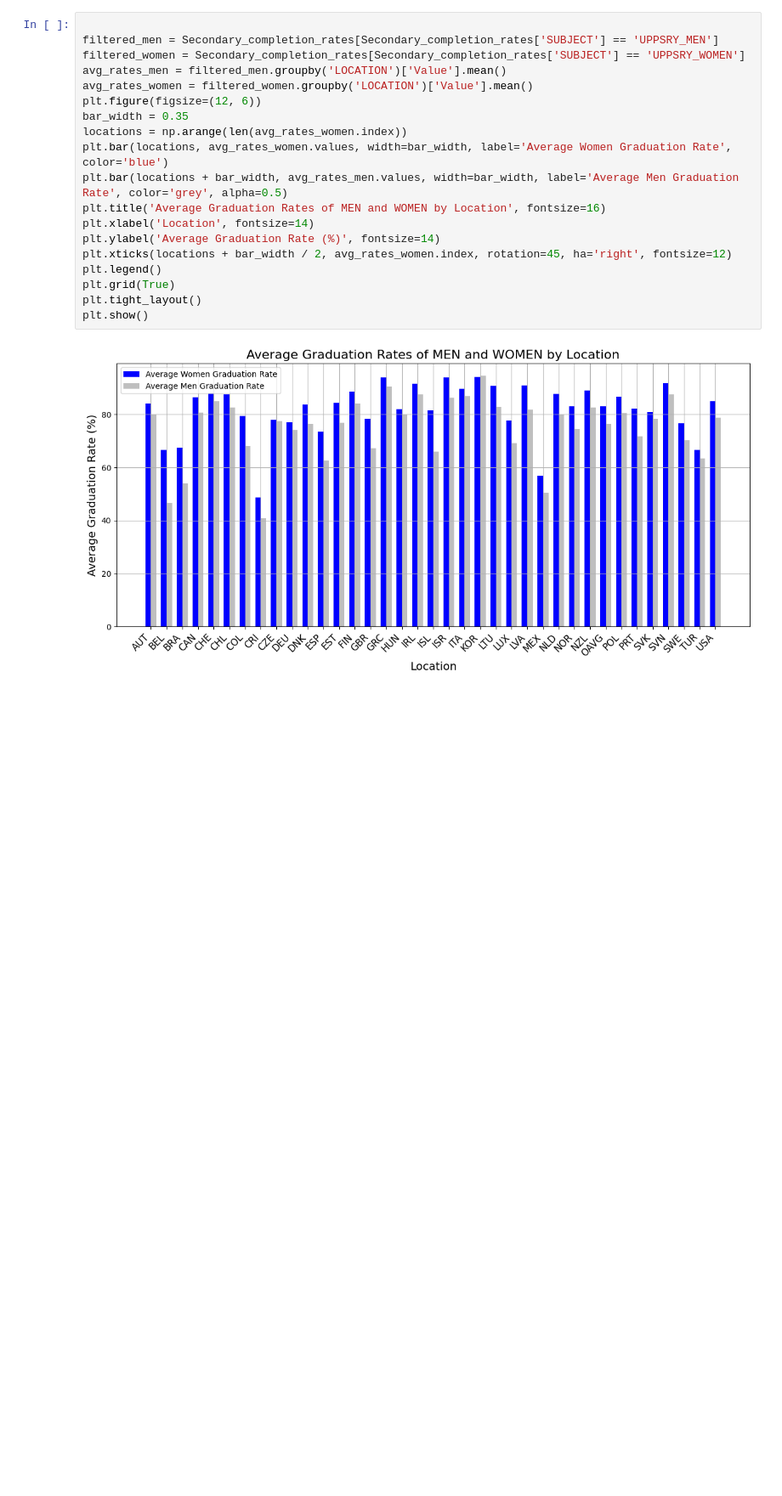
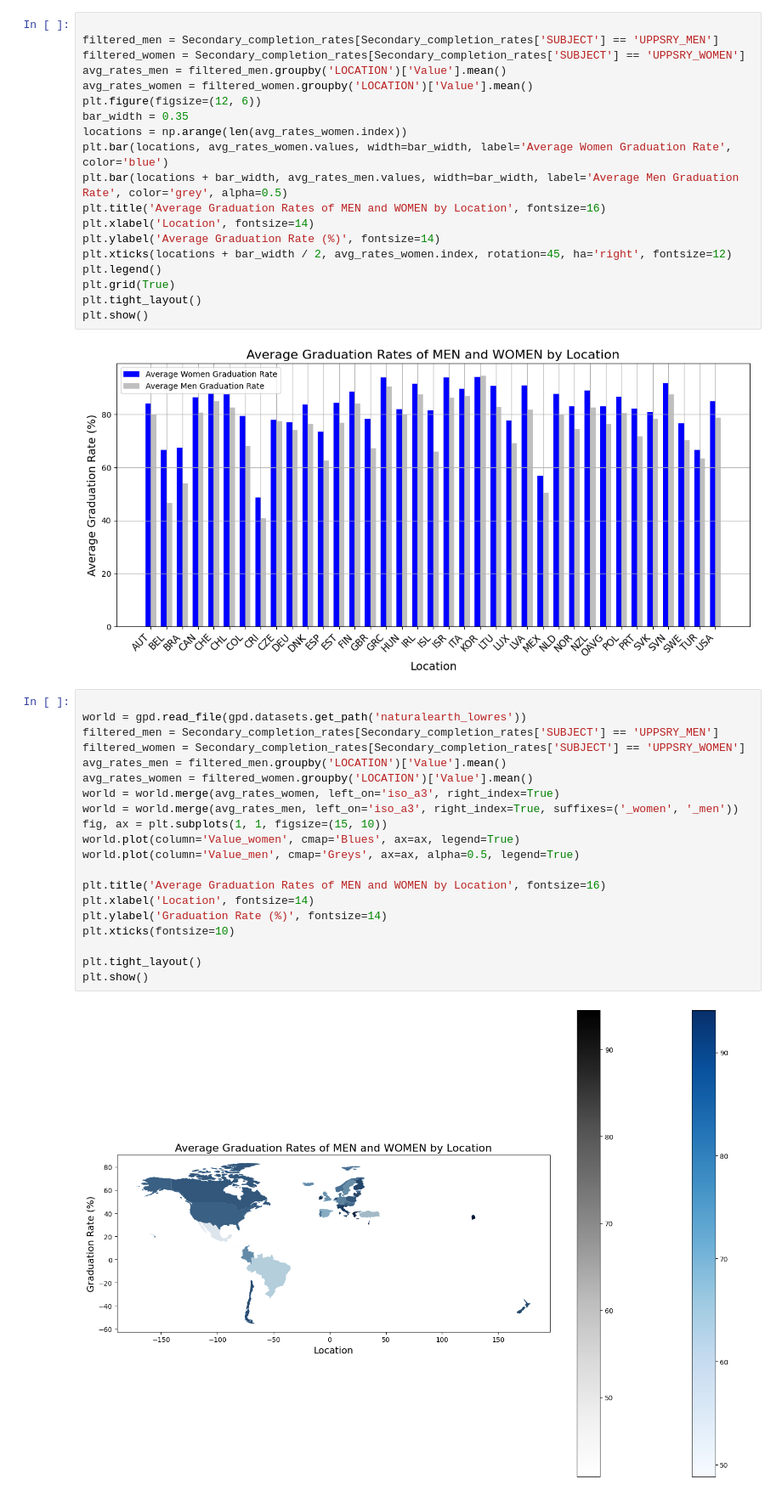
Before and after one commit to Zahraa-Tanana/Data_project, a Jupyter notebook: data_introduction/panda.ipynb, the cells around one changed output. Shown: that part at 85% size. Saved outputs shown, nothing was run; the diff lists cells and outputs as text; blank space fills up the shorter version.

```diff
--- a/data_introduction/panda.ipynb
+++ b/data_introduction/panda.ipynb
@@ -174,3 +175,25 @@ plt.tight_layout()
 plt.show()
 # %% [output]
 [figure]
+# %%
+
+world = gpd.read_file(gpd.datasets.get_path('naturalearth_lowres'))
+filtered_men = Secondary_completion_rates[Secondary_completion_rates['SUBJECT'] == 'UPPSRY_MEN']
+filtered_women = Secondary_completion_rates[Secondary_completion_rates['SUBJECT'] == 'UPPSRY_WOMEN']
+avg_rates_men = filtered_men.groupby('LOCATION')['Value'].mean()
+avg_rates_women = filtered_women.groupby('LOCATION')['Value'].mean()
+world = world.merge(avg_rates_women, left_on='iso_a3', right_index=True)
+world = world.merge(avg_rates_men, left_on='iso_a3', right_index=True, suffixes=('_women', '_men'))
+fig, ax = plt.subplots(1, 1, figsize=(15, 10))
+world.plot(column='Value_women', cmap='Blues', ax=ax, legend=True)
+world.plot(column='Value_men', cmap='Greys', ax=ax, alpha=0.5, legend=True)
+
+plt.title('Average Graduation Rates of MEN and WOMEN by Location', fontsize=16)
+plt.xlabel('Location', fontsize=14)
+plt.ylabel('Graduation Rate (%)', fontsize=14)
+plt.xticks(fontsize=10)
+
+plt.tight_layout()
+plt.show()
+# %% [output]
+[figure, added]
```
Also changed, not shown: parts of 2 cells of this notebook.
